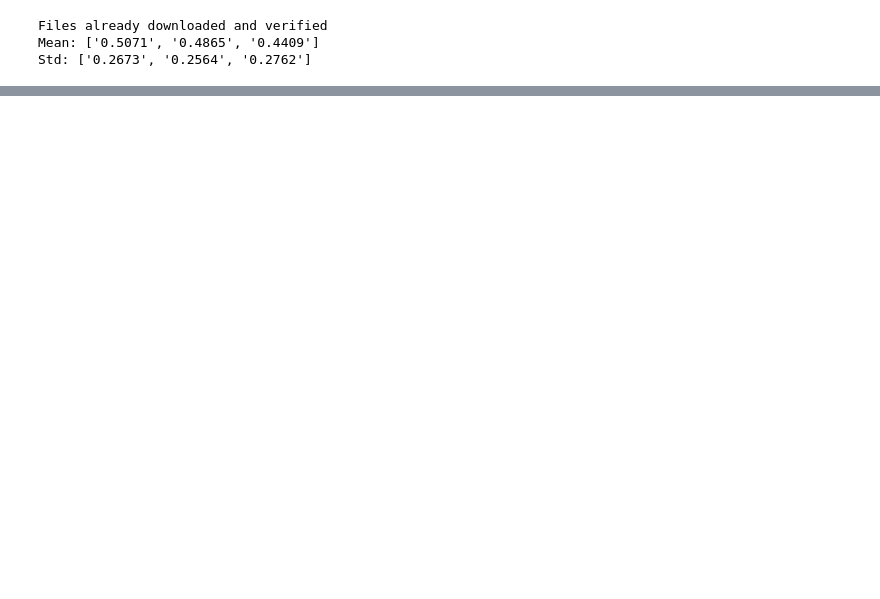
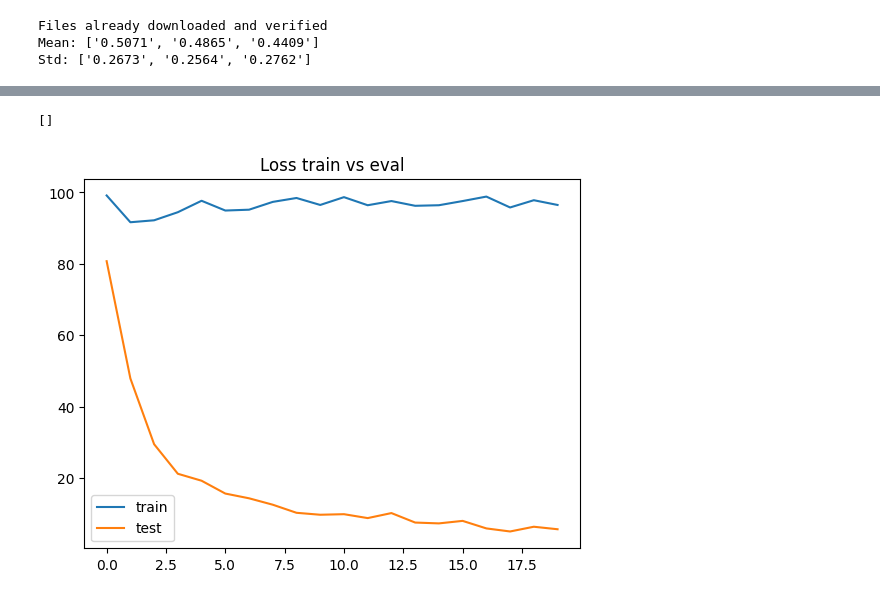
Before and after one commit to DavidFM43/CIL_Survey, a Jupyter notebook: faster_cifar10_training_incremental.ipynb, the cells around one changed output, grey strips where cells are left out. Cells and saved outputs as stored; diff of their text form; code cells hidden in the pictures; blank space fills up the shorter version.

```diff
--- a/faster_cifar10_training_incremental.ipynb
+++ b/faster_cifar10_training_incremental.ipynb
@@ -252,0 +266,9 @@ Training on 35 + 5
+# %%
+plt.plot(taccs, label="train")
+plt.plot(eaccs, label="test")
+plt.title("Loss train vs eval")
+plt.legend()
+plt.plot()
+# %% [output]
+[]
+[figure, added]
```
Also changed, not shown: parts of 6 cells of this notebook.
